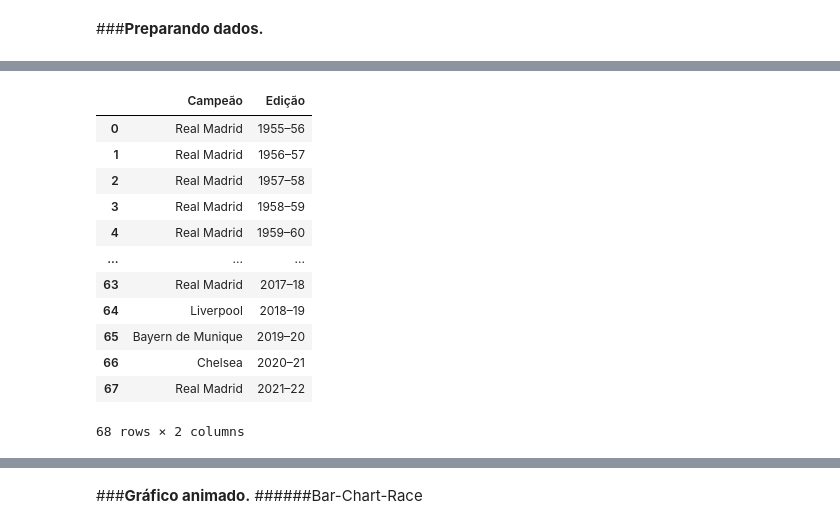
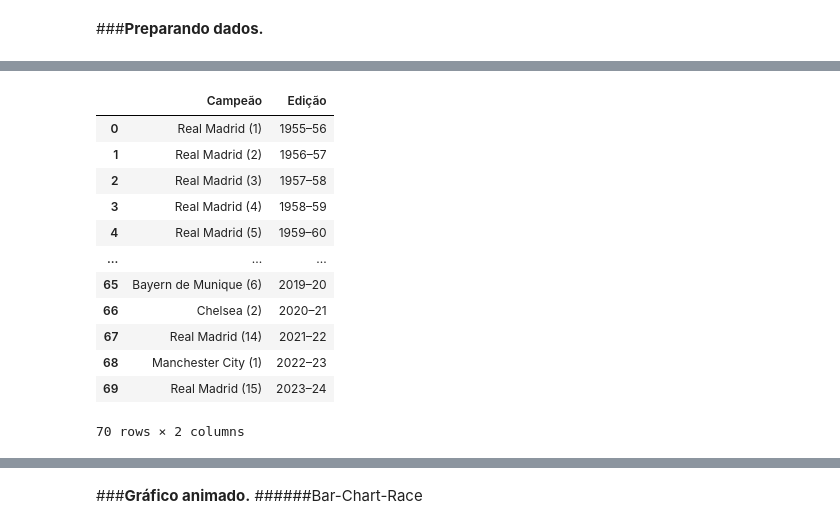
Before and after one commit to JulioCSR/Aprendendo, a Jupyter notebook: bar_chart_race_liga_dos_campeoes.ipynb, the cells around one changed output, grey strips where cells are left out. Drawn from its saved outputs; the diff is of its cells as text; code cells hidden in the pictures.

```diff
--- a/bar_chart_race_liga_dos_campeoes.ipynb
+++ b/bar_chart_race_liga_dos_campeoes.ipynb
@@ -56,17 +56,17 @@ html_campeos.tail()
 # %%
-tab_campeao = html_campeos[['Campeão','Edição']].loc[:67]
+tab_campeao = html_campeos[['Campeão','Edição']].loc[:69]
 tab_campeao
 # %% [output]
 |  | Campeão | Edição |
-| 0 | Real Madrid | 1955–56 |
-| 1 | Real Madrid | 1956–57 |
-| 2 | Real Madrid | 1957–58 |
-| 3 | Real Madrid | 1958–59 |
-| 4 | Real Madrid | 1959–60 |
+| 0 | Real Madrid (1) | 1955–56 |
+| 1 | Real Madrid (2) | 1956–57 |
+| 2 | Real Madrid (3) | 1957–58 |
+| 3 | Real Madrid (4) | 1958–59 |
+| 4 | Real Madrid (5) | 1959–60 |
 | ... | ... | ... |
-| 63 | Real Madrid | 2017–18 |
-| 64 | Liverpool | 2018–19 |
-| 65 | Bayern de Munique | 2019–20 |
-| 66 | Chelsea | 2020–21 |
-| 67 | Real Madrid | 2021–22 |
+| 65 | Bayern de Munique (6) | 2019–20 |
+| 66 | Chelsea (2) | 2020–21 |
+| 67 | Real Madrid (14) | 2021–22 |
+| 68 | Manchester City (1) | 2022–23 |
+| 69 | Real Madrid (15) | 2023–24 |
-68 rows × 2 columns
+70 rows × 2 columns
```
Also changed, not shown: parts of 8 cells of this notebook.
